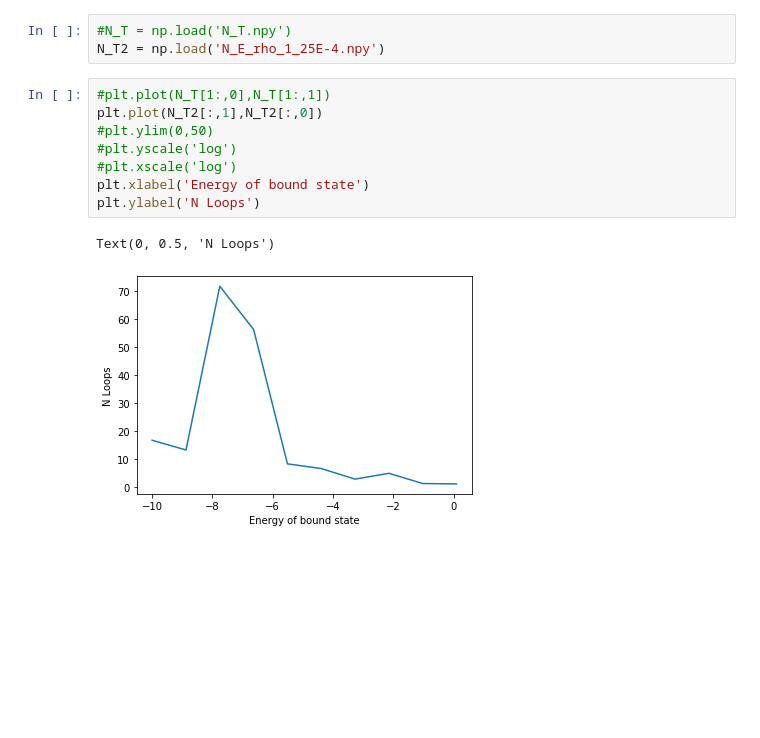
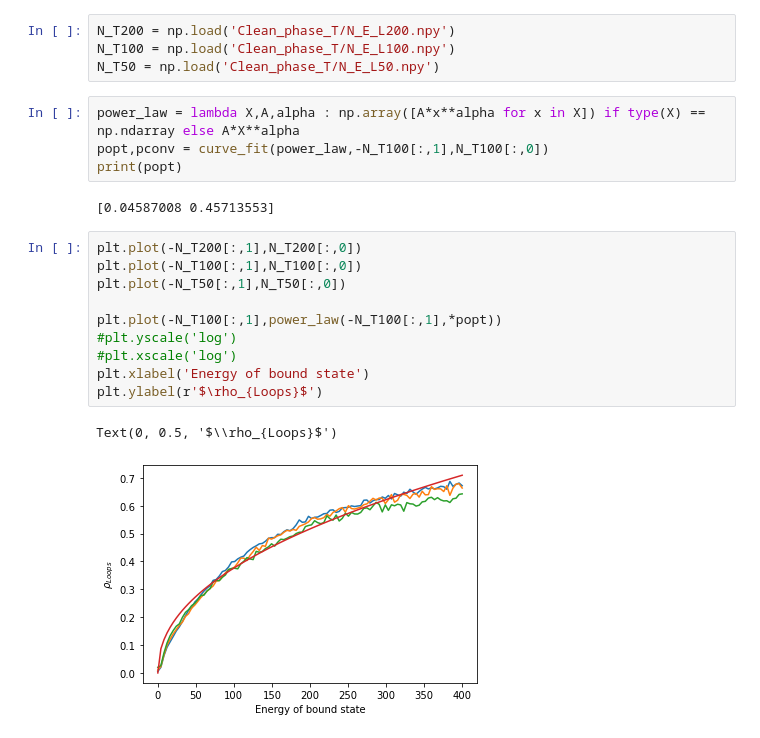
Before and after one commit to HugoLeRoy94/Aging_Condensate, a Jupyter notebook: Phase_transition_linker_T/N_T.ipynb, the cells around one changed output. Saved outputs shown, nothing was run; the diff lists cells and outputs as text; blank space fills up the shorter version.

```diff
--- a/Phase_transition_linker_T/N_T.ipynb
+++ b/Phase_transition_linker_T/N_T.ipynb
@@ -4,14 +17,23 @@ import matplotlib.pyplot as plt
 # %%
-#N_T = np.load('N_T.npy')
-N_T2 = np.load('N_E_rho_1_25E-4.npy')
+N_T200 = np.load('Clean_phase_T/N_E_L200.npy')
+N_T100 = np.load('Clean_phase_T/N_E_L100.npy')
+N_T50 = np.load('Clean_phase_T/N_E_L50.npy')
+# %%
+power_law = lambda X,A,alpha : np.array([A*x**alpha for x in X]) if type(X) == np.ndarray else A*X**alpha
+popt,pconv = curve_fit(power_law,-N_T100[:,1],N_T100[:,0])
+print(popt)
+# %% [output]
+[0.04587008 0.45713553]
 # %%
-#plt.plot(N_T[1:,0],N_T[1:,1])
-plt.plot(N_T2[:,1],N_T2[:,0])
-#plt.ylim(0,50)
+plt.plot(-N_T200[:,1],N_T200[:,0])
+plt.plot(-N_T100[:,1],N_T100[:,0])
+plt.plot(-N_T50[:,1],N_T50[:,0])
+
+plt.plot(-N_T100[:,1],power_law(-N_T100[:,1],*popt))
 #plt.yscale('log')
 #plt.xscale('log')
 plt.xlabel('Energy of bound state')
-plt.ylabel('N Loops')
+plt.ylabel(r'$\rho_{Loops}$')
 # %% [output]
-Text(0, 0.5, 'N Loops')
+Text(0, 0.5, '$\\rho_{Loops}$')
-[figure, old version]
+[figure, new version]
```
Also changed, not shown: parts of 11 cells of this notebook, 17 other files.
